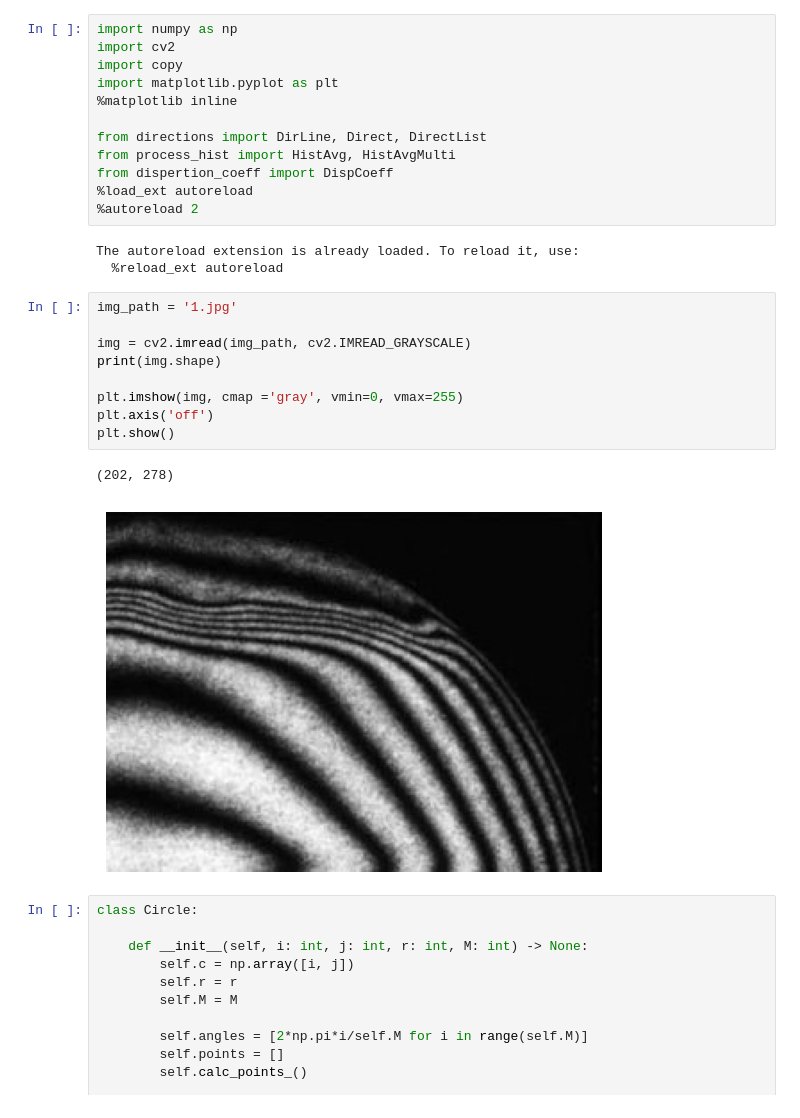
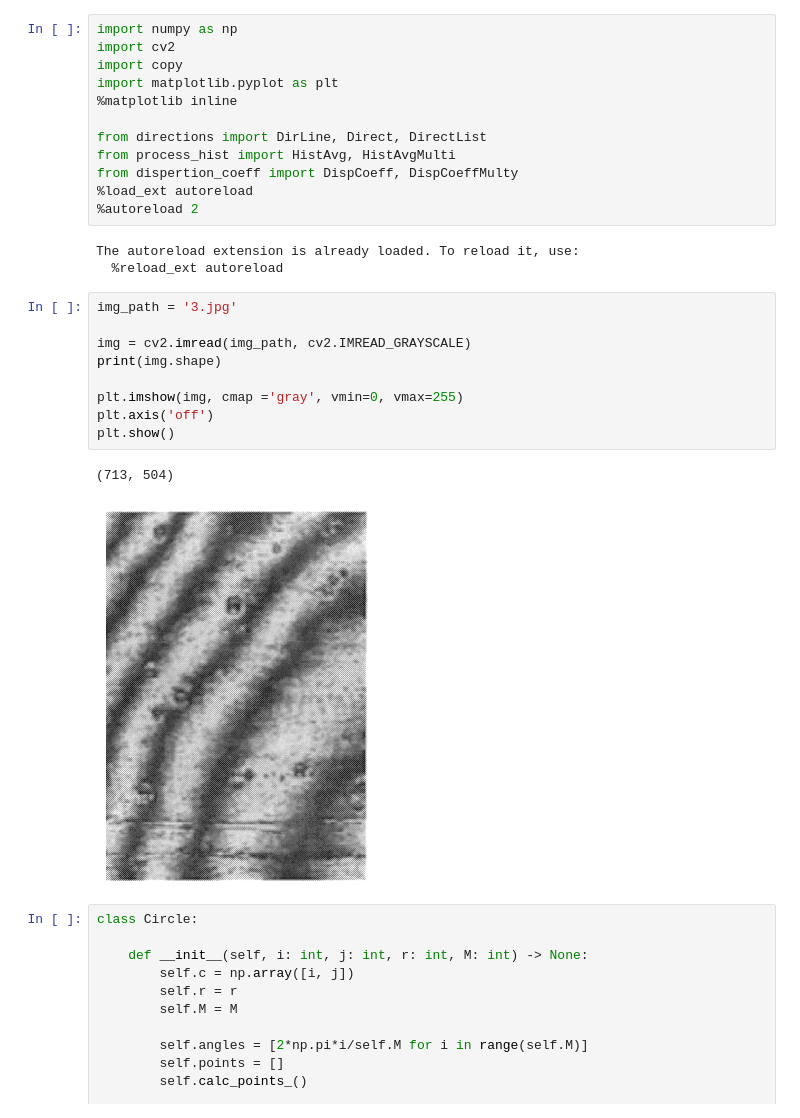
Before and after one commit to annamogo/DiplomaLISF, a Jupyter notebook: fringe_example/Gurov2006.ipynb, the cells around one changed output. Drawn from its saved outputs; the diff is of its cells as text.

```diff
--- a/fringe_example/Gurov2006.ipynb
+++ b/fringe_example/Gurov2006.ipynb
@@ -7,24 +7,24 @@ import matplotlib.pyplot as plt
 
 from directions import DirLine, Direct, DirectList
 from process_hist import HistAvg, HistAvgMulti
-from dispertion_coeff import DispCoeff
+from dispertion_coeff import DispCoeff, DispCoeffMulty
 %load_ext autoreload
 %autoreload 2
 # %% [output]
 The autoreload extension is already loaded. To reload it, use:
   %reload_ext autoreload
 # %%
-img_path = '1.jpg'
+img_path = '3.jpg'
 
 img = cv2.imread(img_path, cv2.IMREAD_GRAYSCALE)
 print(img.shape)
 
 plt.imshow(img, cmap ='gray', vmin=0, vmax=255)
 plt.axis('off')
 plt.show()
 # %% [output]
-(202, 278)
+(713, 504)
-[figure, old version]
+[figure, new version]
 # %%
 class Circle:
 
```
Also changed, not shown: parts of 16 cells of this notebook, 3 other files.
